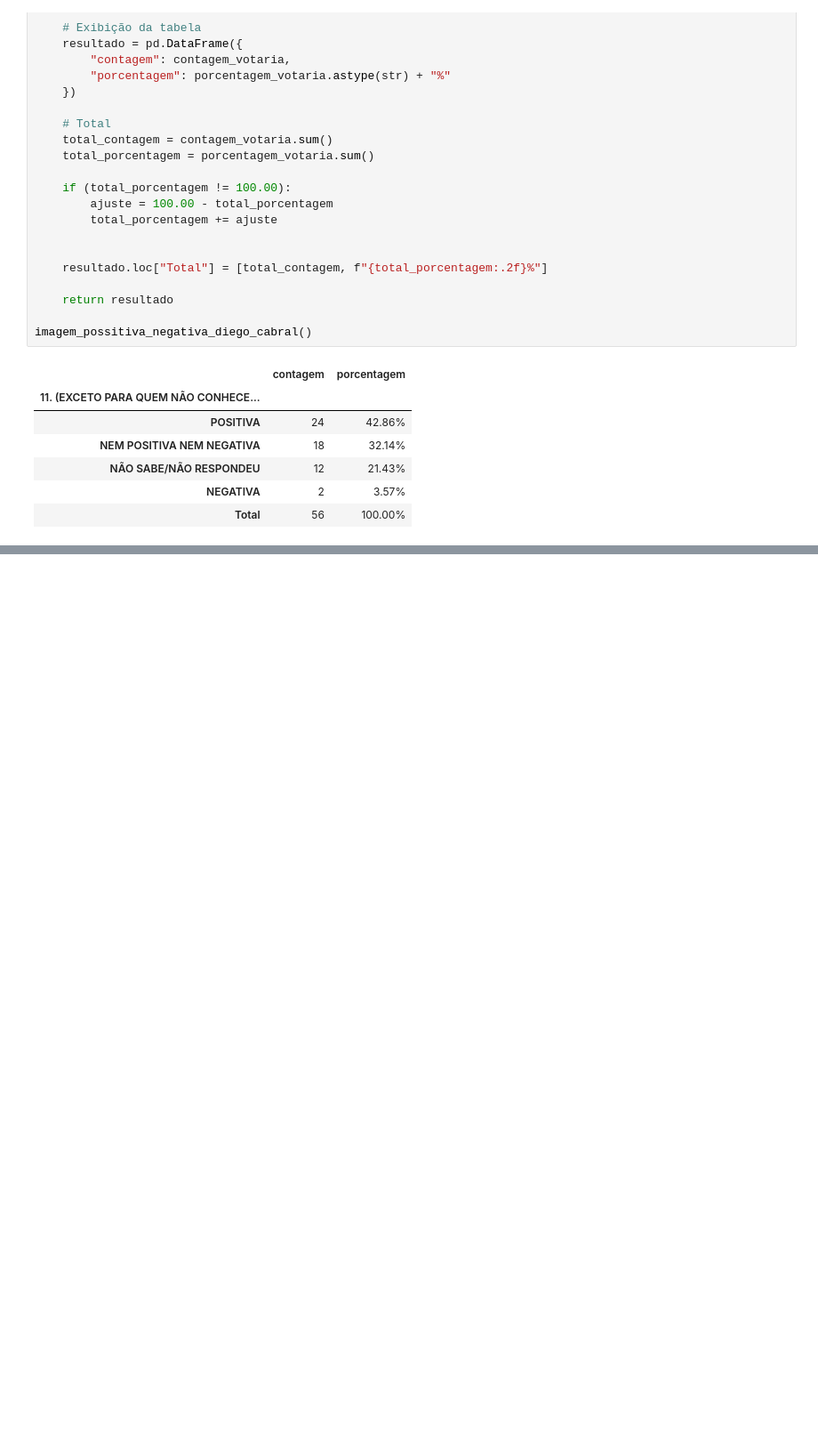
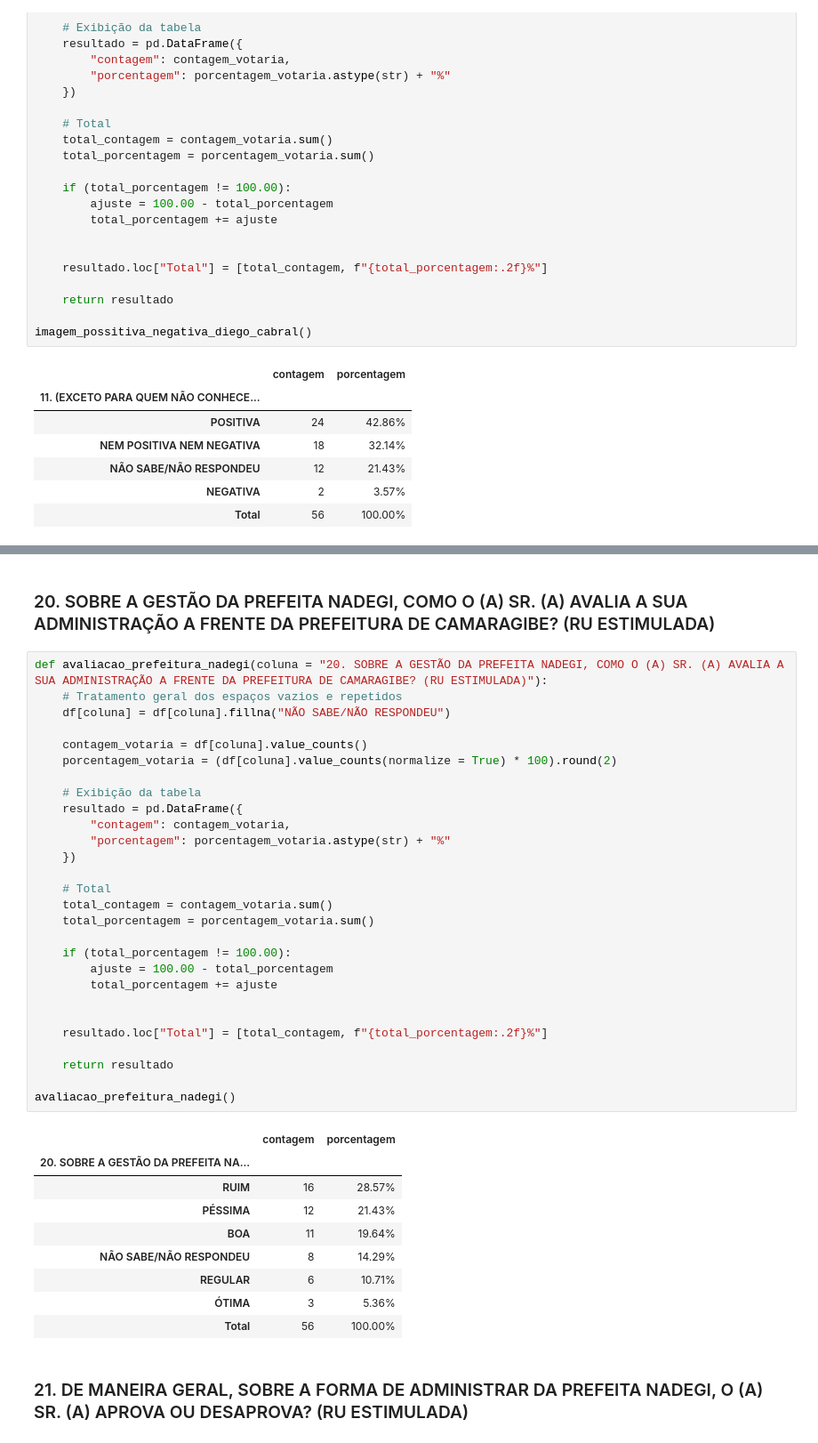
Before and after one commit to JoaoBoscoDuarte/Analise-Tratamento_Dados, a Jupyter notebook: analise.ipynb, the cells around one changed output, grey strips where cells are left out. Shown at 89% size. Drawn from its saved outputs; the diff is of its cells as text; blank space fills up the shorter version.

```diff
--- a/analise.ipynb
+++ b/analise.ipynb
@@ -478,0 +818,42 @@ imagem_possitiva_negativa_diego_cabral()
+# %% [markdown]
+### 20. SOBRE A GESTÃO DA PREFEITA NADEGI, COMO O (A) SR. (A) AVALIA A SUA ADMINISTRAÇÃO A FRENTE DA PREFEITURA DE CAMARAGIBE? (RU ESTIMULADA)
+# %%
+def avaliacao_prefeitura_nadegi(coluna = "20. SOBRE A GESTÃO DA PREFEITA NADEGI, COMO O (A) SR. (A) AVALIA A SUA ADMINISTRAÇÃO A FRENTE DA PREFEITURA DE CAMARAGIBE? (RU ESTIMULADA)"):
+    # Tratamento geral dos espaços vazios e repetidos
+    df[coluna] = df[coluna].fillna("NÃO SABE/NÃO RESPONDEU")
+
+    contagem_votaria = df[coluna].value_counts()
+    porcentagem_votaria = (df[coluna].value_counts(normalize = True) * 100).round(2)
+
+    # Exibição da tabela
+    resultado = pd.DataFrame({
+        "contagem": contagem_votaria,
+        "porcentagem": porcentagem_votaria.astype(str) + "%"
+    })
+
+    # Total
+    total_contagem = contagem_votaria.sum()
+    total_porcentagem = porcentagem_votaria.sum()
+
+    if (total_porcentagem != 100.00):
+        ajuste = 100.00 - total_porcentagem
+        total_porcentagem += ajuste
+
+
+    resultado.loc["Total"] = [total_contagem, f"{total_porcentagem:.2f}%"]
+
+    return resultado
+
+avaliacao_prefeitura_nadegi()
+# %% [output]
+|  | contagem | porcentagem |
+| 20. SOBRE A GESTÃO DA PREFEITA NA... |  |  |
+| RUIM | 16 | 28.57% |
+| PÉSSIMA | 12 | 21.43% |
+| BOA | 11 | 19.64% |
+| NÃO SABE/NÃO RESPONDEU | 8 | 14.29% |
+| REGULAR | 6 | 10.71% |
+| ÓTIMA | 3 | 5.36% |
+| Total | 56 | 100.00% |
+# %% [markdown]
+### 21. DE MANEIRA GERAL, SOBRE A FORMA DE ADMINISTRAR DA PREFEITA NADEGI, O (A) SR. (A) APROVA OU DESAPROVA? (RU ESTIMULADA)
```
Also changed, not shown: parts of 25 cells of this notebook.
